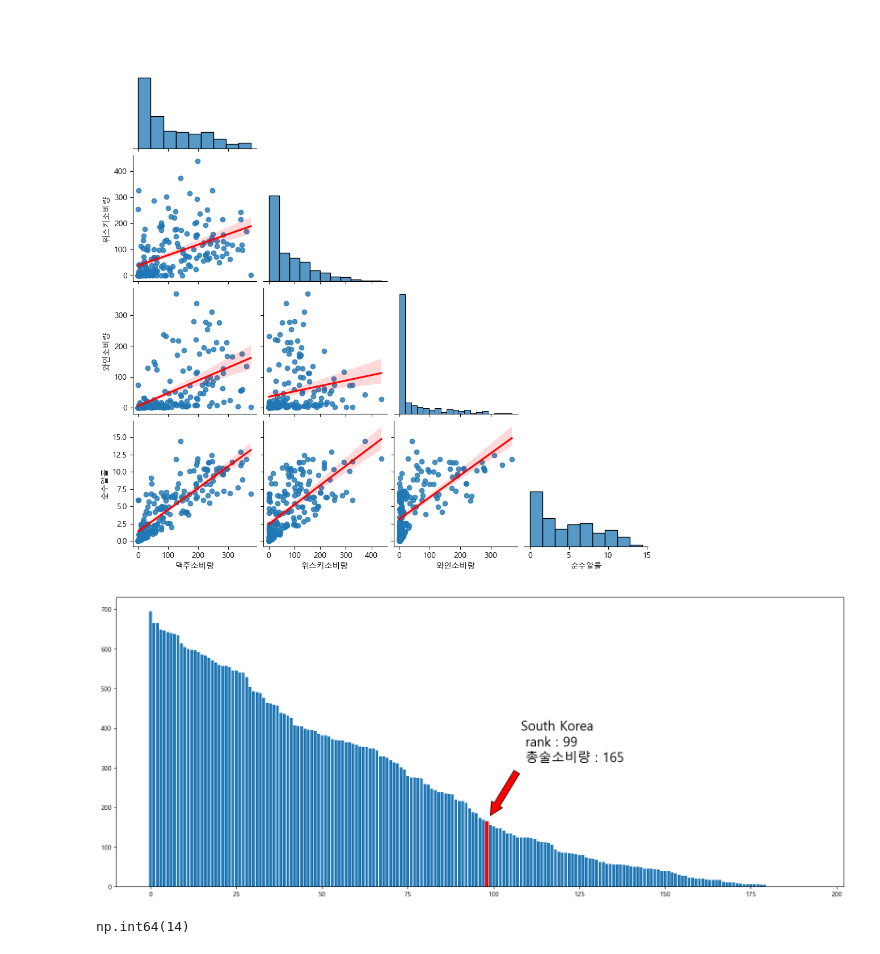
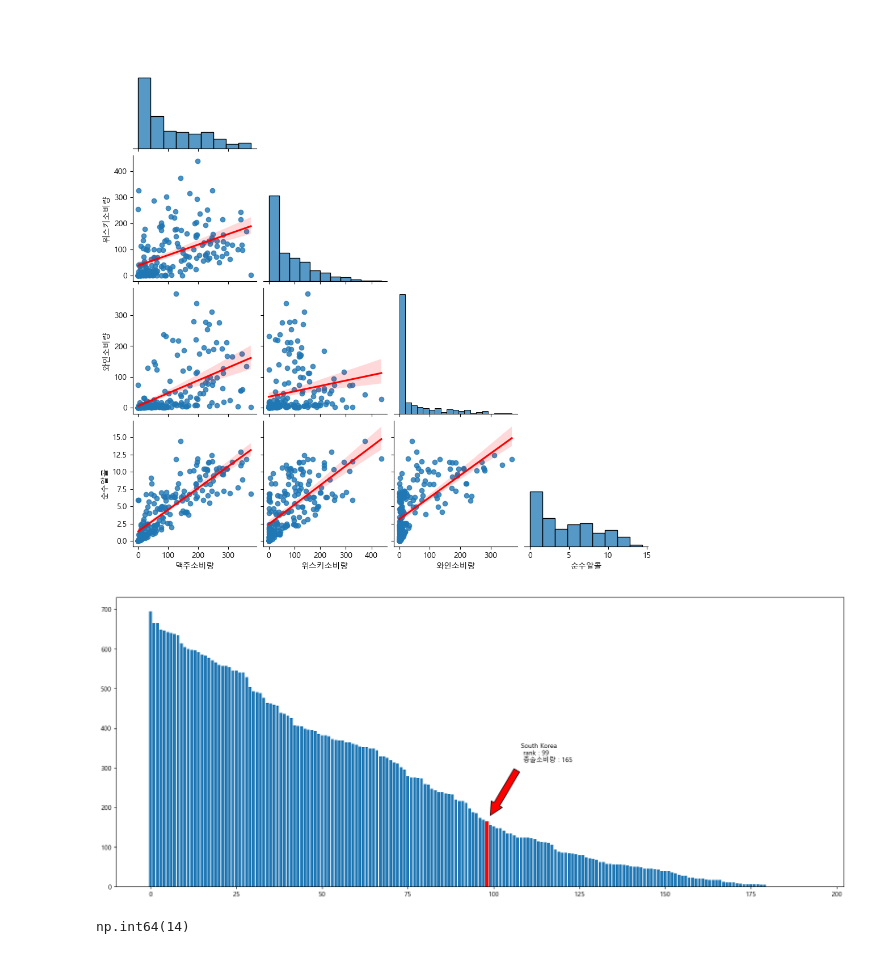
Before and after one commit to Jaeho5735/STUDY, a Jupyter notebook: 20260428/01_matplotlib.ipynb, the cells around one changed output. Cells and saved outputs as stored; diff of their text form; code cells hidden in the pictures.

```diff
--- a/20260428/01_matplotlib.ipynb
+++ b/20260428/01_matplotlib.ipynb
@@ -436,35 +400,35 @@ flag = df['국가'] == 'South Korea'
 korea_index = df.loc[flag, ].index[0]
 korea_rank = korea_index + 1
 korea_value = df.loc[korea_index, '총술소비량']
 
 # 그래프 사이즈를 변경
 plt.figure(figsize=(20, 8))
 # 국가별 막대 그래프를 그리고 한국의 막대의 색상을 변경한 뒤 주석을 달아서 한국이 몇위이고 수치가 몇인가?
 bar_graph = plt.bar(x, y)
 
 # 한국 위치의 막대를 선택해서 색상을 빨간색으로 변경
 bar_graph[korea_index].set_color('red')
 
 # 그래프에 주석을 추가 (화살표로 주석이 나타내는 부분을 표시)
 plt.annotate(
     f"South Korea \n rank : {korea_rank} \n 총술소비량 : {korea_value}",    # 주석에 들어갈 텍스트 지정
     xy = (korea_index, korea_value),                                      # 주석이 어느 부분을 설명하는가?(좌표)
     xytext= ( korea_index + 10, korea_value + 150 ),                      # 주석 문구의 위치
     arrowprops= {                                                         # 주석과 해당 데이터의 위치를 화살표 연결
         'facecolor' : 'r',          # 화살표의 안쪽의 색상을 지정
         'edgecolor' : 'black',      # 화살표 외부의 색상을 선택
         'headwidth' : 20,           # 화살표 머리의 너비를 지정
         'headlength' : 20,          # 화살표 머리의 길이
         'width' : 10,               # 화살표 꼬리의 너비
         'shrink' : 0.1              # 화살표와 xy, xytext간의 간격 조정
     },
-    fontsize = 20
+    fontsize = 10
 )
 
 # plt.xticks(rotation = 45)
 plt.show()
 # %% [output]
-[figure, old version]
+[figure, new version]
 # %%
 df.sort_values('도수', ascending=False, inplace=True)
 df.reset_index(drop=True, inplace=True)
```
Also changed, not shown: parts of 10 cells of this notebook, 11 other files.
